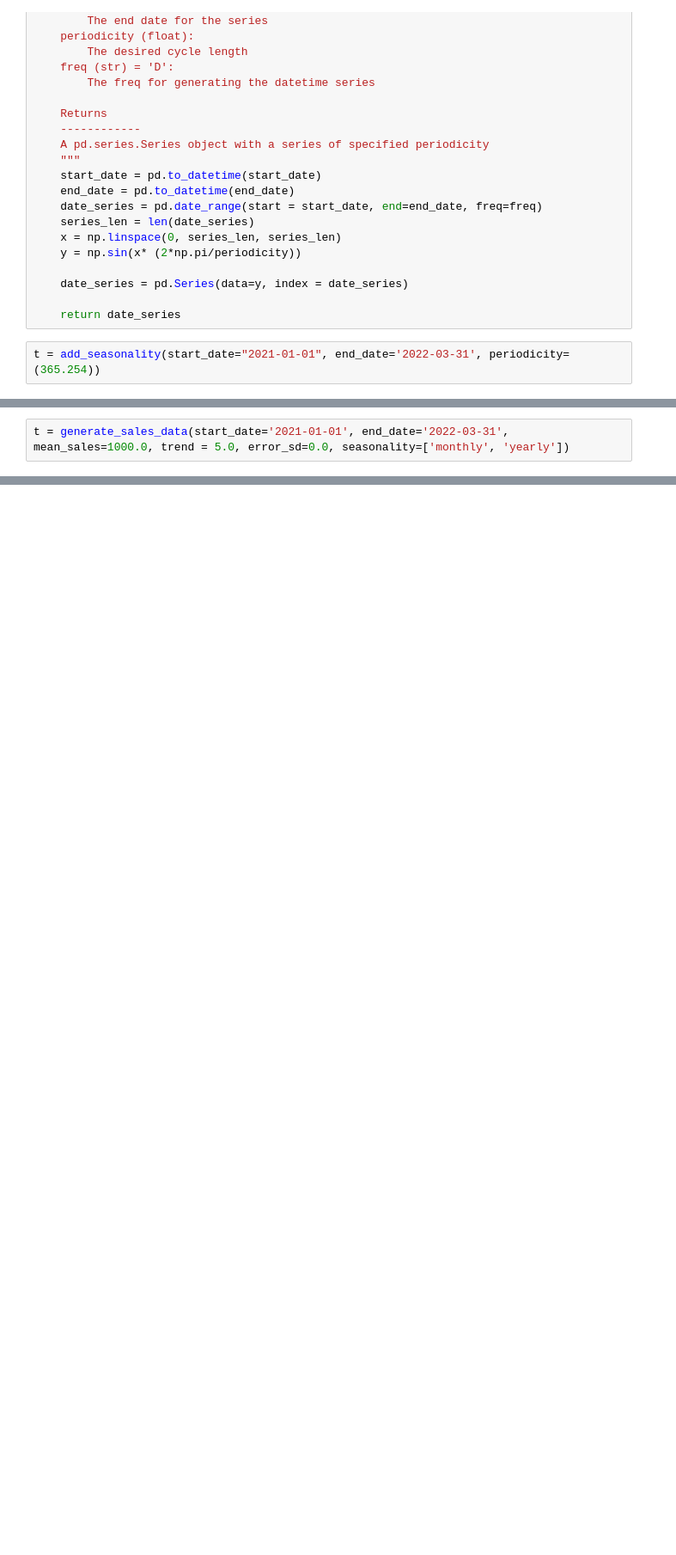
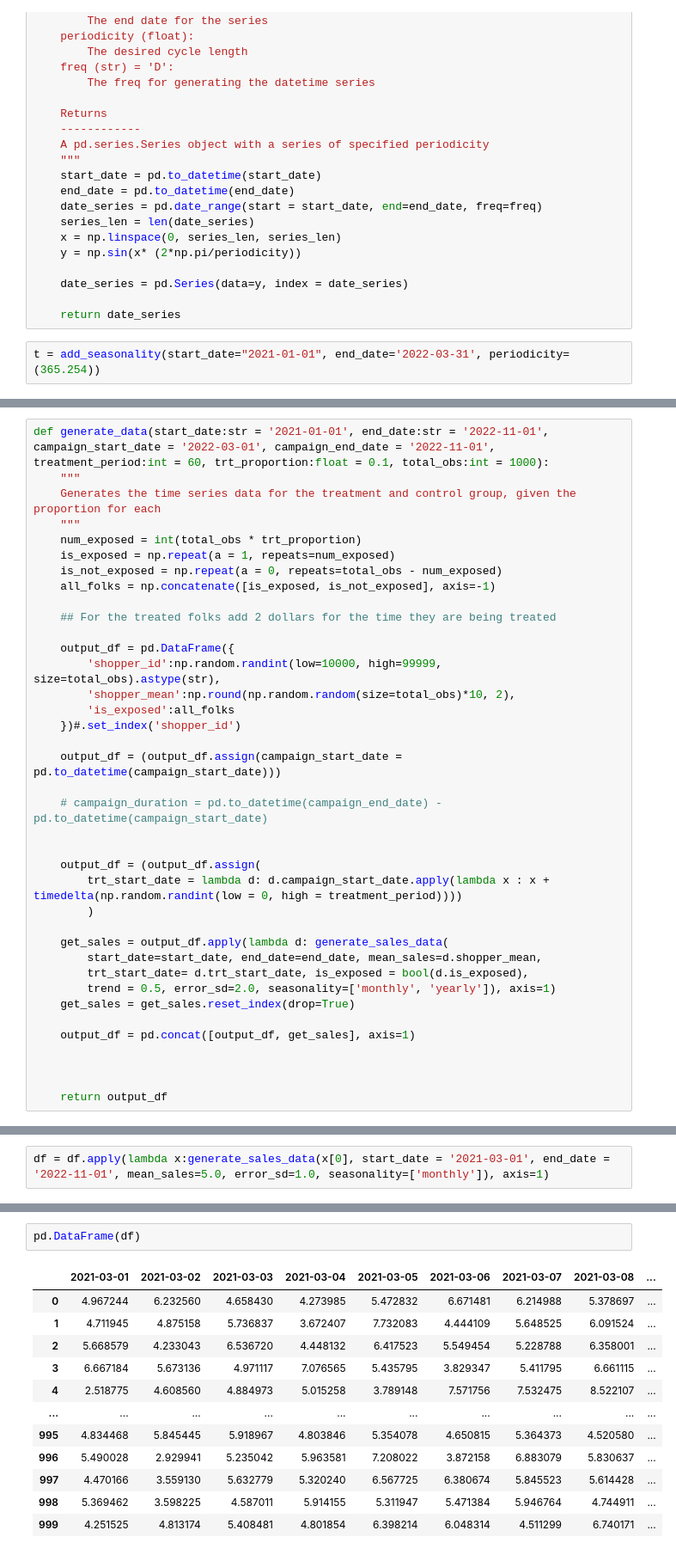
Before and after one commit to rahuljungbahadur/ts_lift_study, a Jupyter notebook: generate data.ipynb, the cells around one changed output, grey strips where cells are left out. Shown: that part at 86% size. Cells and saved outputs as stored; diff of their text form; blank space fills up the shorter version.

```diff
--- a/generate data.ipynb
+++ b/generate data.ipynb
@@ -105,0 +145,38 @@ def generate_sales_data(start_date:str, end_date:str,
+# %%
+def generate_data(start_date:str = '2021-01-01', end_date:str = '2022-11-01', campaign_start_date = '2022-03-01', campaign_end_date = '2022-11-01', treatment_period:int = 60, trt_proportion:float = 0.1, total_obs:int = 1000):
+    """
+    Generates the time series data for the treatment and control group, given the proportion for each
+    """
+    num_exposed = int(total_obs * trt_proportion)
+    is_exposed = np.repeat(a = 1, repeats=num_exposed)
+    is_not_exposed = np.repeat(a = 0, repeats=total_obs - num_exposed)
+    all_folks = np.concatenate([is_exposed, is_not_exposed], axis=-1)
+
+    ## For the treated folks add 2 dollars for the time they are being treated
+
+    output_df = pd.DataFrame({
+        'shopper_id':np.random.randint(low=10000, high=99999, size=total_obs).astype(str),
+        'shopper_mean':np.round(np.random.random(size=total_obs)*10, 2),
+        'is_exposed':all_folks
+    })#.set_index('shopper_id')
+
+    output_df = (output_df.assign(campaign_start_date = pd.to_datetime(campaign_start_date)))
+
+    # campaign_duration = pd.to_datetime(campaign_end_date) - pd.to_datetime(campaign_start_date)
+
+
+    output_df = (output_df.assign(
+        trt_start_date = lambda d: d.campaign_start_date.apply(lambda x : x + timedelta(np.random.randint(low = 0, high = treatment_period))))
+        )
+
+    get_sales = output_df.apply(lambda d: generate_sales_data(
+        start_date=start_date, end_date=end_date, mean_sales=d.shopper_mean,
+        trt_start_date= d.trt_start_date, is_exposed = bool(d.is_exposed),
+        trend = 0.5, error_sd=2.0, seasonality=['monthly', 'yearly']), axis=1)
+    get_sales = get_sales.reset_index(drop=True)
+
+    output_df = pd.concat([output_df, get_sales], axis=1)
+
+
+
+    return output_df
@@ -106,2 +279,2 @@ def generate_sales_data(start_date:str, end_date:str,
 # %%
-t = generate_sales_data(start_date='2021-01-01', end_date='2022-03-31', mean_sales=1000.0, trend = 5.0, error_sd=0.0, seasonality=['monthly', 'yearly'])
+df = df.apply(lambda x:generate_sales_data(x[0], start_date = '2021-03-01', end_date = '2022-11-01', mean_sales=5.0, error_sd=1.0, seasonality=['monthly']), axis=1)
@@ -118,0 +281,15 @@ plt.plot(np.array(t['2022-01-01':'2022-03-31']) - np.array(t['2021-01-01':'2021-
+# %%
+pd.DataFrame(df)
+# %% [output]
+|  | 2021-03-01 | 2021-03-02 | 2021-03-03 | 2021-03-04 | 2021-03-05 | 2021-03-06 | 2021-03-07 | 2021-03-08 | ... |
+| 0 | 4.967244 | 6.232560 | 4.658430 | 4.273985 | 5.472832 | 6.671481 | 6.214988 | 5.378697 | ... |
+| 1 | 4.711945 | 4.875158 | 5.736837 | 3.672407 | 7.732083 | 4.444109 | 5.648525 | 6.091524 | ... |
+| 2 | 5.668579 | 4.233043 | 6.536720 | 4.448132 | 6.417523 | 5.549454 | 5.228788 | 6.358001 | ... |
+| 3 | 6.667184 | 5.673136 | 4.971117 | 7.076565 | 5.435795 | 3.829347 | 5.411795 | 6.661115 | ... |
+| 4 | 2.518775 | 4.608560 | 4.884973 | 5.015258 | 3.789148 | 7.571756 | 7.532475 | 8.522107 | ... |
+| ... | ... | ... | ... | ... | ... | ... | ... | ... | ... |
+| 995 | 4.834468 | 5.845445 | 5.918967 | 4.803846 | 5.354078 | 4.650815 | 5.364373 | 4.520580 | ... |
+| 996 | 5.490028 | 2.929941 | 5.235042 | 5.963581 | 7.208022 | 3.872158 | 6.883079 | 5.830637 | ... |
+| 997 | 4.470166 | 3.559130 | 5.632779 | 5.320240 | 6.567725 | 6.380674 | 5.845523 | 5.614428 | ... |
+| 998 | 5.369462 | 3.598225 | 4.587011 | 5.914155 | 5.311947 | 5.471384 | 5.946764 | 4.744911 | ... |
+| 999 | 4.251525 | 4.813174 | 5.408481 | 4.801854 | 6.398214 | 6.048314 | 4.511299 | 6.740171 | ... |
```
Also changed, not shown: parts of 26 cells of this notebook, 2 other files.
